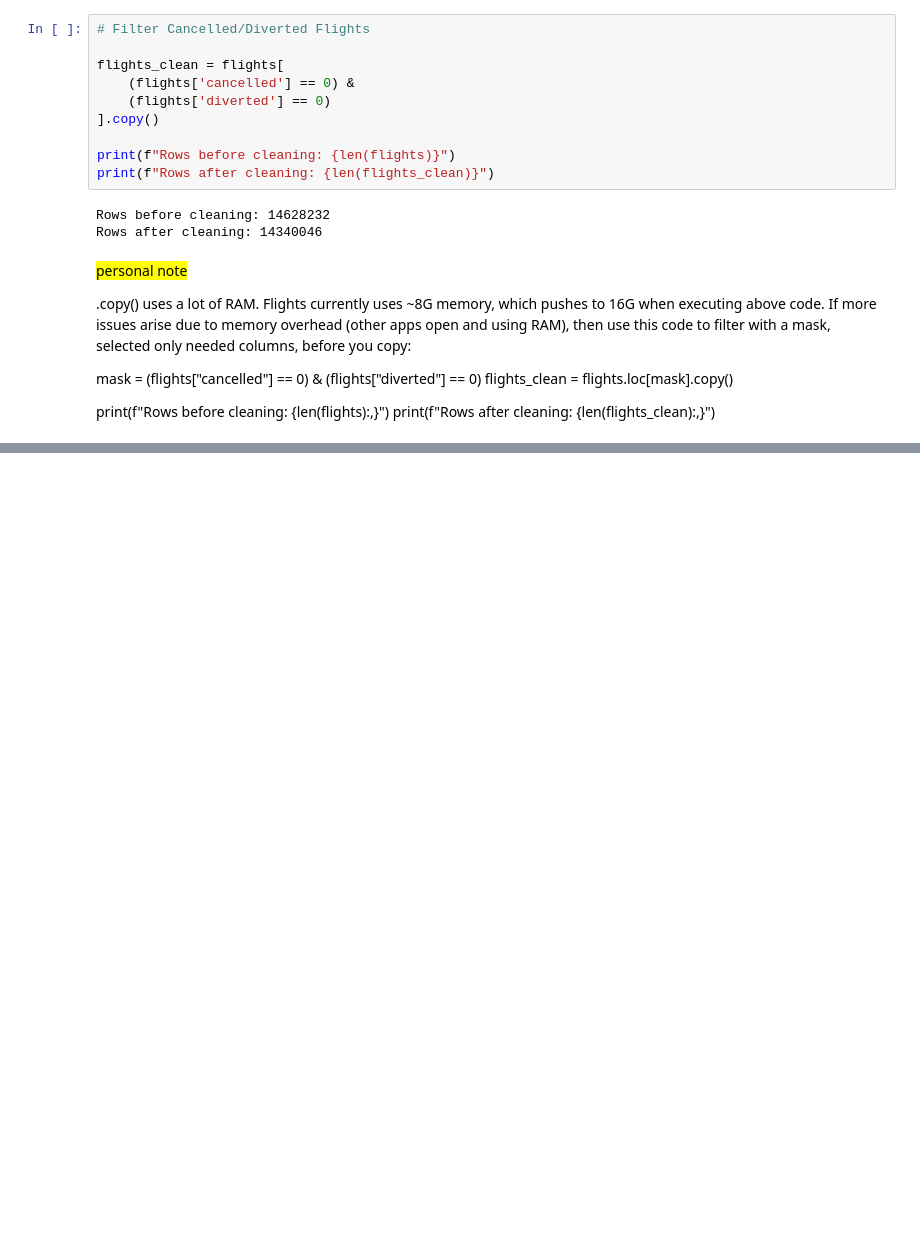
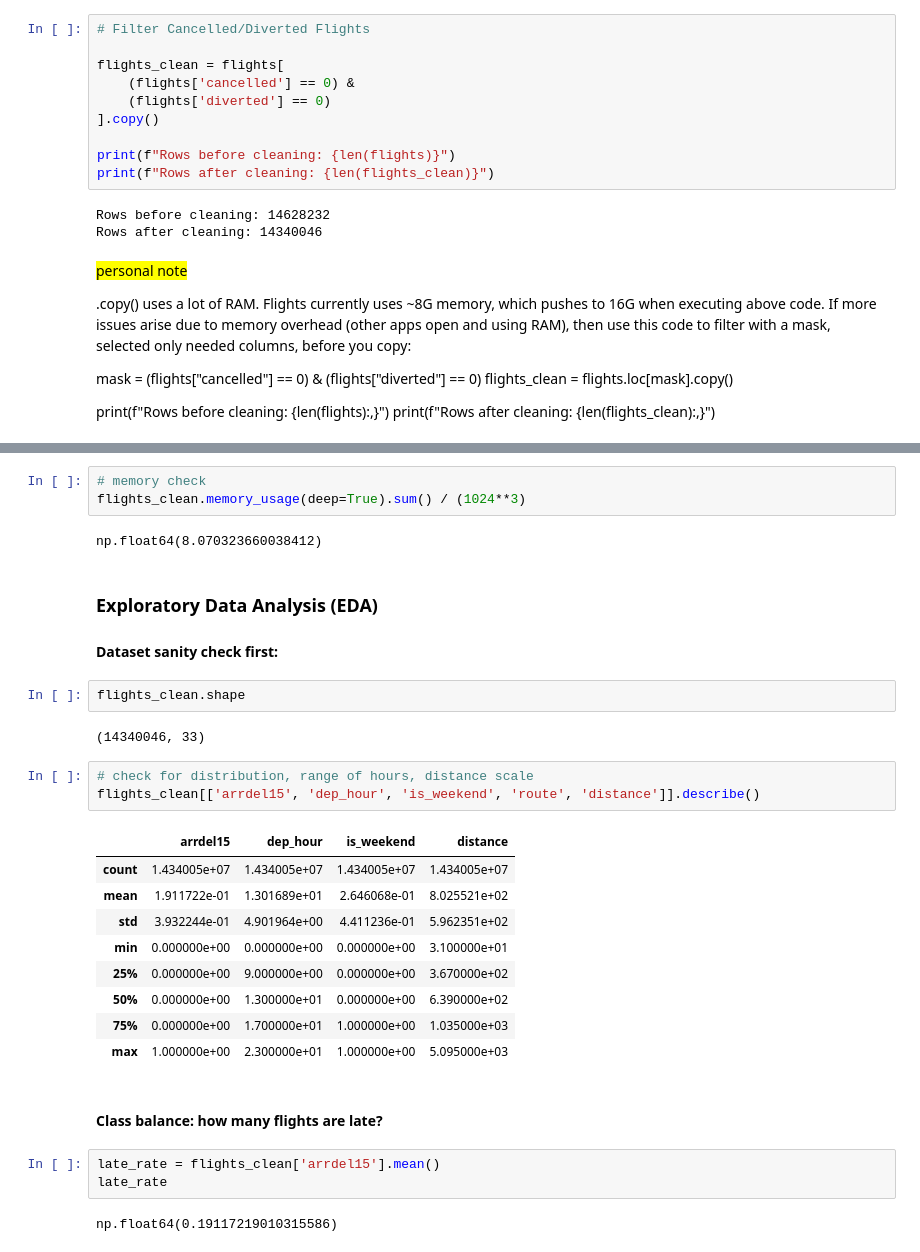
Before and after one commit to ambermocalis/flightops_logistics_analytics, a Jupyter notebook: notebooks/data_load_clean.ipynb, the cells around one changed output, grey strips where cells are left out. Saved outputs shown, nothing was run; the diff lists cells and outputs as text; blank space fills up the shorter version.

```diff
--- a/notebooks/data_load_clean.ipynb
+++ b/notebooks/data_load_clean.ipynb
@@ -181,0 +211,33 @@ gc.collect()
+# %%
+# memory check
+flights_clean.memory_usage(deep=True).sum() / (1024**3)
+# %% [output]
+np.float64(8.070323660038412)
+# %% [markdown]
+### Exploratory Data Analysis (EDA)
+
+#### Dataset sanity check first:
+# %%
+flights_clean.shape
+# %% [output]
+(14340046, 33)
+# %%
+# check for distribution, range of hours, distance scale
+flights_clean[['arrdel15', 'dep_hour', 'is_weekend', 'route', 'distance']].describe()
+# %% [output]
+|  | arrdel15 | dep_hour | is_weekend | distance |
+| count | 1.434005e+07 | 1.434005e+07 | 1.434005e+07 | 1.434005e+07 |
+| mean | 1.911722e-01 | 1.301689e+01 | 2.646068e-01 | 8.025521e+02 |
+| std | 3.932244e-01 | 4.901964e+00 | 4.411236e-01 | 5.962351e+02 |
+| min | 0.000000e+00 | 0.000000e+00 | 0.000000e+00 | 3.100000e+01 |
+| 25% | 0.000000e+00 | 9.000000e+00 | 0.000000e+00 | 3.670000e+02 |
+| 50% | 0.000000e+00 | 1.300000e+01 | 0.000000e+00 | 6.390000e+02 |
+| 75% | 0.000000e+00 | 1.700000e+01 | 1.000000e+00 | 1.035000e+03 |
+| max | 1.000000e+00 | 2.300000e+01 | 1.000000e+00 | 5.095000e+03 |
+# %% [markdown]
+#### Class balance: how many flights are late?
+# %%
+late_rate = flights_clean['arrdel15'].mean()
+late_rate
+# %% [output]
+np.float64(0.19117219010315586)
```
Also changed, not shown: parts of 27 cells of this notebook, 1 other file.
